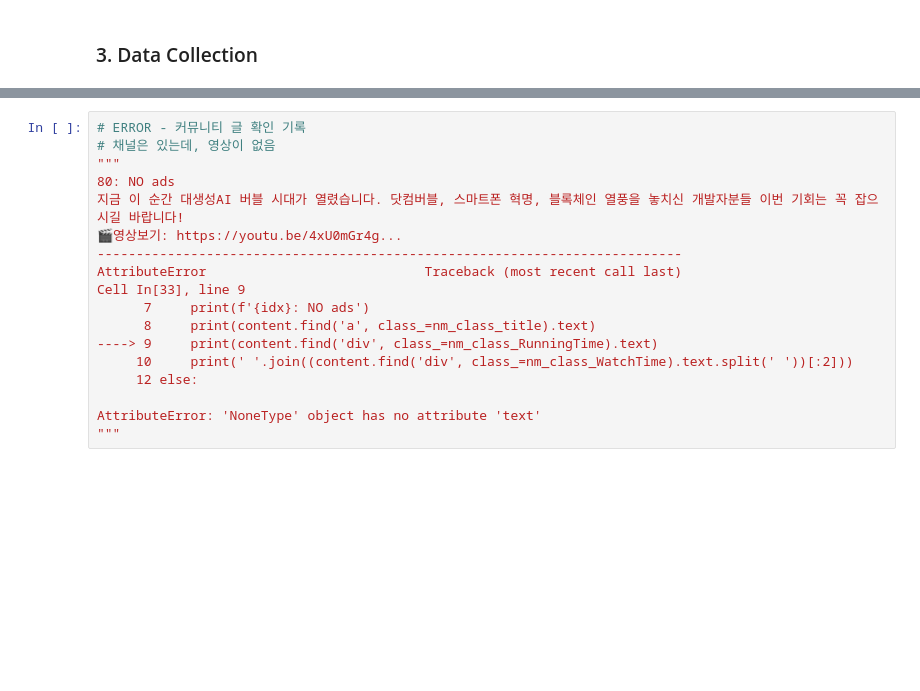
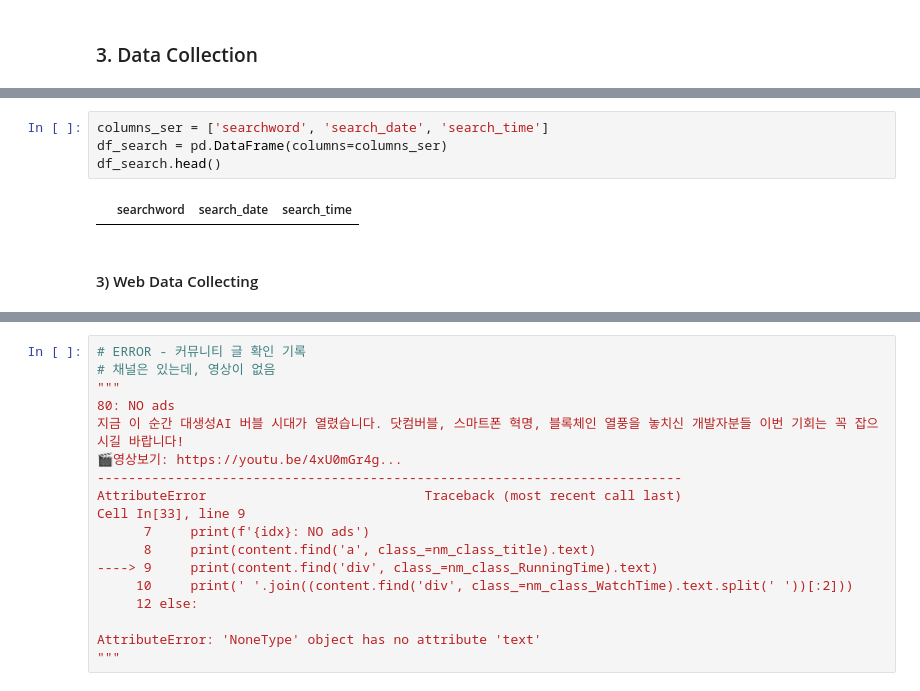
Before and after one commit to Jhwan-adV/side1_youtube, a Jupyter notebook: 001_web_access.ipynb, the cells around one changed output, grey strips where cells are left out. Drawn from its saved outputs; the diff is of its cells as text; blank space fills up the shorter version.

```diff
--- a/001_web_access.ipynb
+++ b/001_web_access.ipynb
@@ -177,0 +140,8 @@ Watch Time: 오후 2:32
+# %%
+columns_ser = ['searchword', 'search_date', 'search_time']
+df_search = pd.DataFrame(columns=columns_ser)
+df_search.head()
+# %% [output]
+|  | searchword | search_date | search_time |
+# %% [markdown]
+#### 3) Web Data Collecting
```
Also changed, not shown: parts of 34 cells of this notebook, 4 other files.
